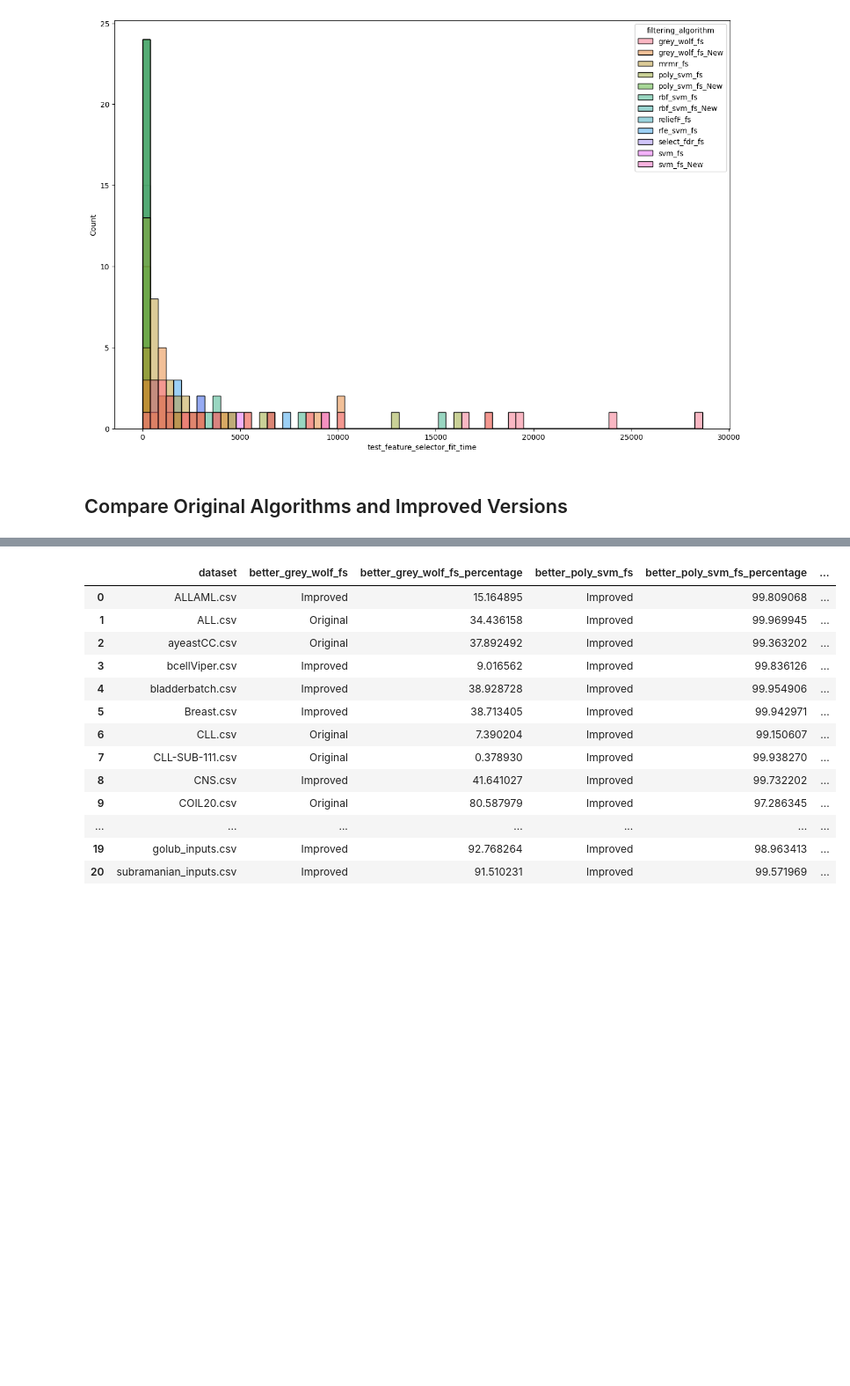
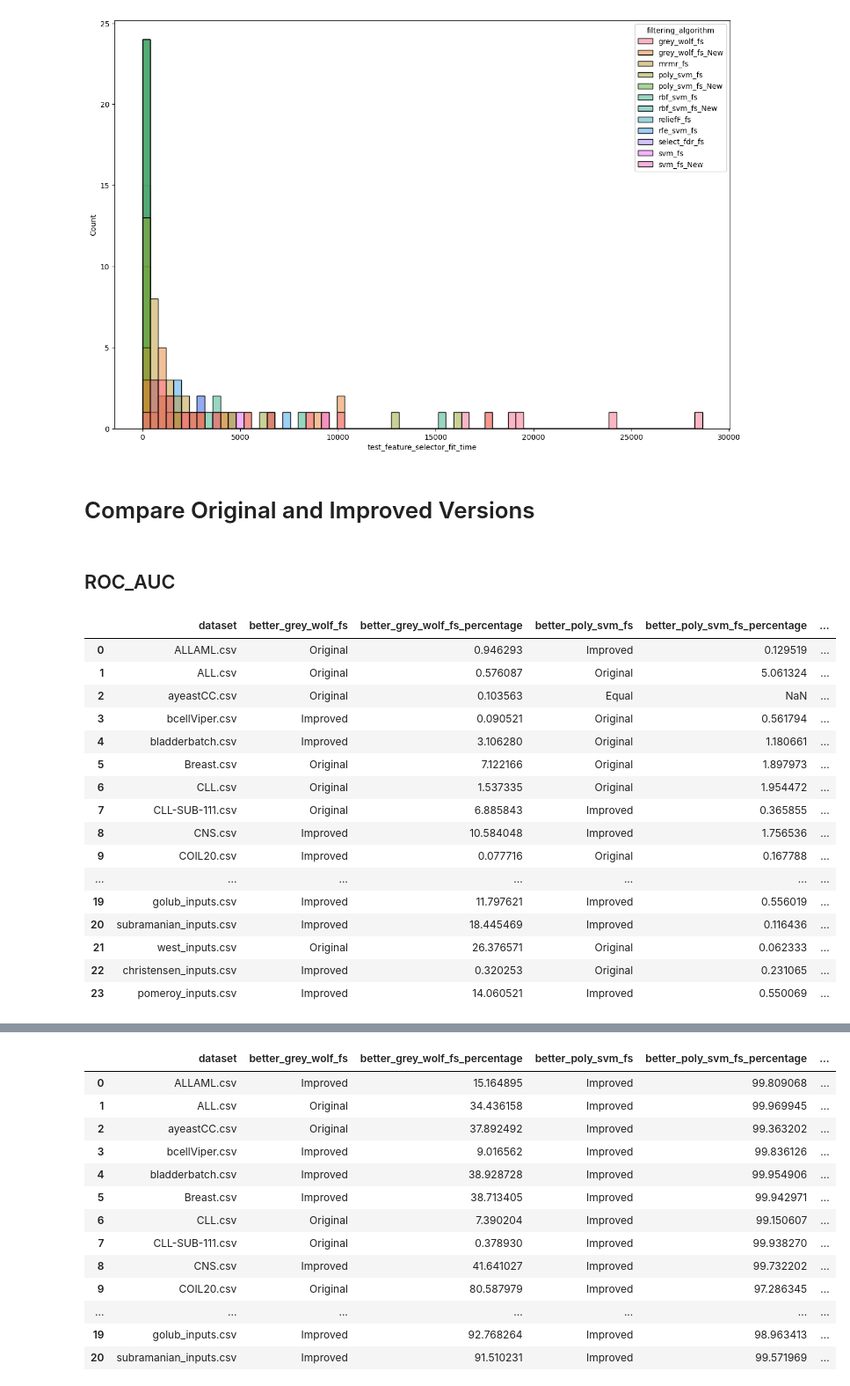
Before and after one commit to TzviLederer/feature-selection, a Jupyter notebook: analyze_results.ipynb, the cells around one changed output, grey strips where cells are left out. Shown at 88% size. Saved outputs shown, nothing was run; the diff lists cells and outputs as text; code cells hidden in the pictures; blank space fills up the shorter version.

```diff
--- a/analyze_results.ipynb
+++ b/analyze_results.ipynb
@@ -214,4 +228,44 @@ sns.histplot(data=mean_df, x=metric_col, hue="filtering_algorithm")
 <AxesSubplot:xlabel='test_feature_selector_fit_time', ylabel='Count'>
 [figure]
 # %% [markdown]
-## Compare Original Algorithms and Improved Versions
+# Compare Original and Improved Versions
+# %% [markdown]
+## ROC_AUC
+# %%
+metric_col = 'test_roc_auc'
+
+res = {d: {} for d in df.dataset.unique()}
+improvements_fs = list(df['filtering_algorithm'][df['filtering_algorithm'].str.endswith('_New')].unique())
+for new_fs in improvements_fs:
+    org_fs = new_fs[:-len('_New')]
+    mean_df = df[df['filtering_algorithm'].isin([org_fs,new_fs])].groupby(['dataset', 'filtering_algorithm']).mean()[metric_col].reset_index()
+    for dataset in mean_df.dataset.unique():
+        ds_df = mean_df[mean_df['dataset'] == dataset]
+        org_metric = ds_df[ds_df['filtering_algorithm'] == org_fs][metric_col].iloc[0]
+        new_metric = ds_df[ds_df['filtering_algorithm'] == new_fs][metric_col].iloc[0]
+        if new_metric > org_metric:
+            res[dataset].update({f'better_{org_fs}': 'Improved', f'better_{org_fs}_percentage': 100 * (new_metric / org_metric - 1)})
+        elif new_metric < org_metric:
+            res[dataset].update({f'better_{org_fs}': 'Original', f'better_{org_fs}_percentage': 100 * (org_metric / new_metric - 1)})
+        else:
+            res[dataset].update({f'better_{org_fs}': 'Equal'})
+res_df = pd.DataFrame([{'dataset': d, **v} for d, v in res.items()])
+res_df
+# %% [output]
+|  | dataset | better_grey_wolf_fs | better_grey_wolf_fs_percentage | better_poly_svm_fs | better_poly_svm_fs_percentage | ... |
+| 0 | ALLAML.csv | Original | 0.946293 | Improved | 0.129519 | ... |
+| 1 | ALL.csv | Original | 0.576087 | Original | 5.061324 | ... |
+| 2 | ayeastCC.csv | Original | 0.103563 | Equal | NaN | ... |
+| 3 | bcellViper.csv | Improved | 0.090521 | Original | 0.561794 | ... |
+| 4 | bladderbatch.csv | Improved | 3.106280 | Original | 1.180661 | ... |
+| 5 | Breast.csv | Original | 7.122166 | Original | 1.897973 | ... |
+| 6 | CLL.csv | Original | 1.537335 | Original | 1.954472 | ... |
+| 7 | CLL-SUB-111.csv | Original | 6.885843 | Improved | 0.365855 | ... |
+| 8 | CNS.csv | Improved | 10.584048 | Improved | 1.756536 | ... |
+| 9 | COIL20.csv | Improved | 0.077716 | Original | 0.167788 | ... |
+| ... | ... | ... | ... | ... | ... | ... |
+| 19 | golub_inputs.csv | Improved | 11.797621 | Improved | 0.556019 | ... |
+| 20 | subramanian_inputs.csv | Improved | 18.445469 | Improved | 0.116436 | ... |
+| 21 | west_inputs.csv | Original | 26.376571 | Original | 0.062333 | ... |
+| 22 | christensen_inputs.csv | Improved | 0.320253 | Original | 0.231065 | ... |
+| 23 | pomeroy_inputs.csv | Improved | 14.060521 | Improved | 0.550069 | ... |
```
Also changed, not shown: parts of 33 cells of this notebook.
